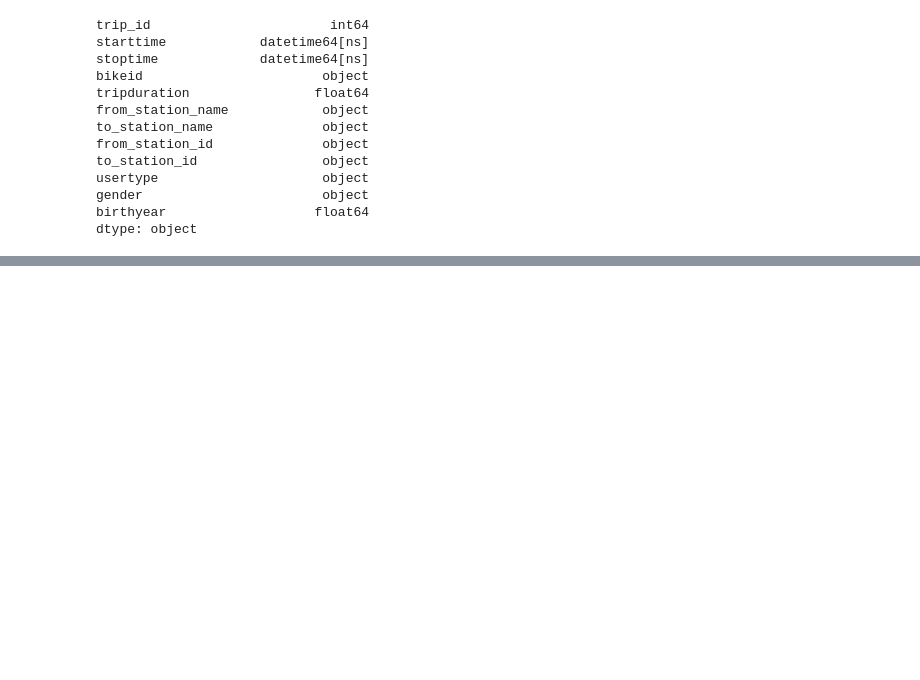
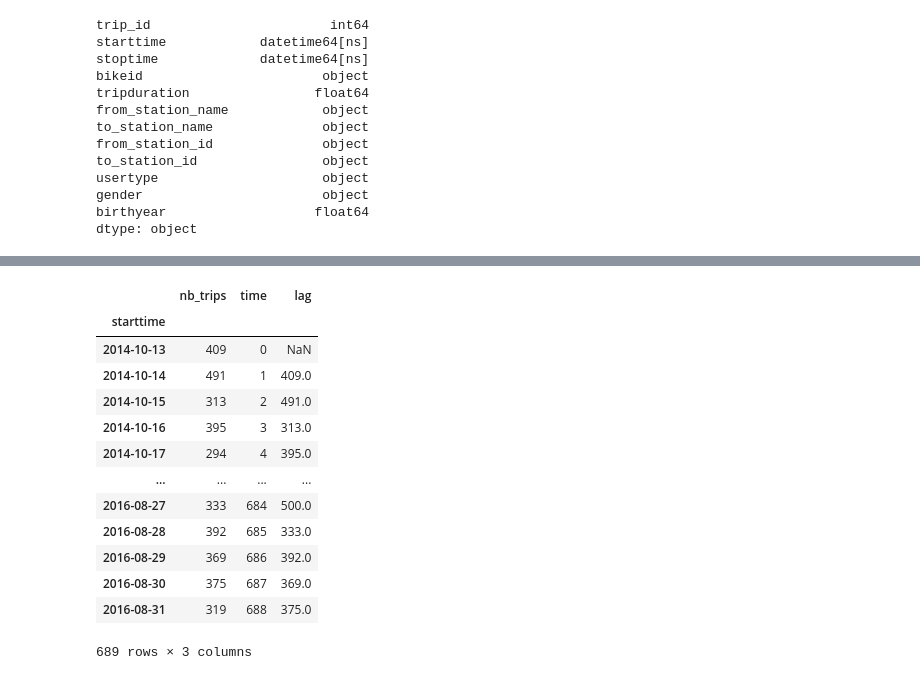
Before and after one commit to duranbe/bike-sharing, a Jupyter notebook: bike-sharing.ipynb, the cells around one changed output, grey strips where cells are left out. Saved outputs shown, nothing was run; the diff lists cells and outputs as text; code cells hidden in the pictures; blank space fills up the shorter version.

```diff
--- a/bike-sharing.ipynb
+++ b/bike-sharing.ipynb
@@ -141,0 +52,22 @@ Occidental Park / Occidental Ave S & S Washington St
+# %%
+time_series.rename(columns={"trip_id":"nb_trips"},inplace=True)
+# %%
+time_series['time']= np.arange(len(time_series.index))
+time_series['lag'] = time_series['nb_trips'].shift(1)
+# %%
+time_series
+# %% [output]
+|  | nb_trips | time | lag |
+| starttime |  |  |  |
+| 2014-10-13 | 409 | 0 | NaN |
+| 2014-10-14 | 491 | 1 | 409.0 |
+| 2014-10-15 | 313 | 2 | 491.0 |
+| 2014-10-16 | 395 | 3 | 313.0 |
+| 2014-10-17 | 294 | 4 | 395.0 |
+| ... | ... | ... | ... |
+| 2016-08-27 | 333 | 684 | 500.0 |
+| 2016-08-28 | 392 | 685 | 333.0 |
+| 2016-08-29 | 369 | 686 | 392.0 |
+| 2016-08-30 | 375 | 687 | 369.0 |
+| 2016-08-31 | 319 | 688 | 375.0 |
+689 rows × 3 columns
```
Also changed, not shown: parts of 12 cells of this notebook.
